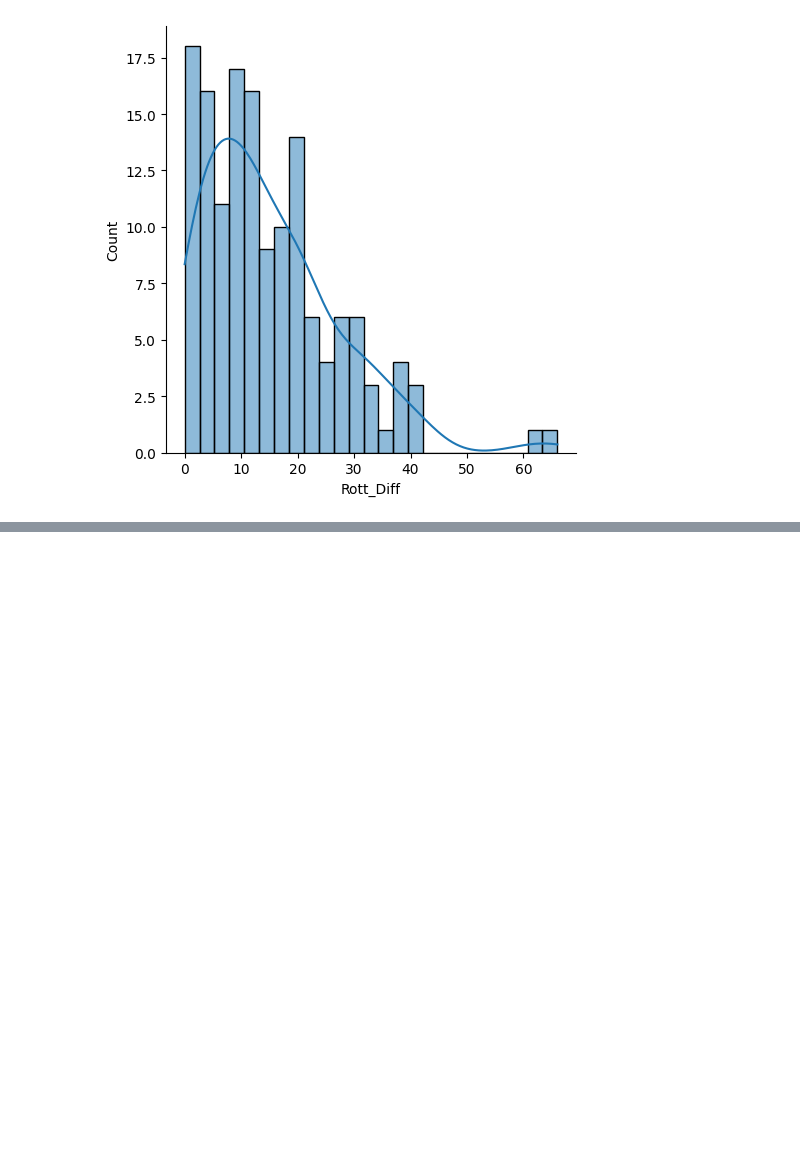
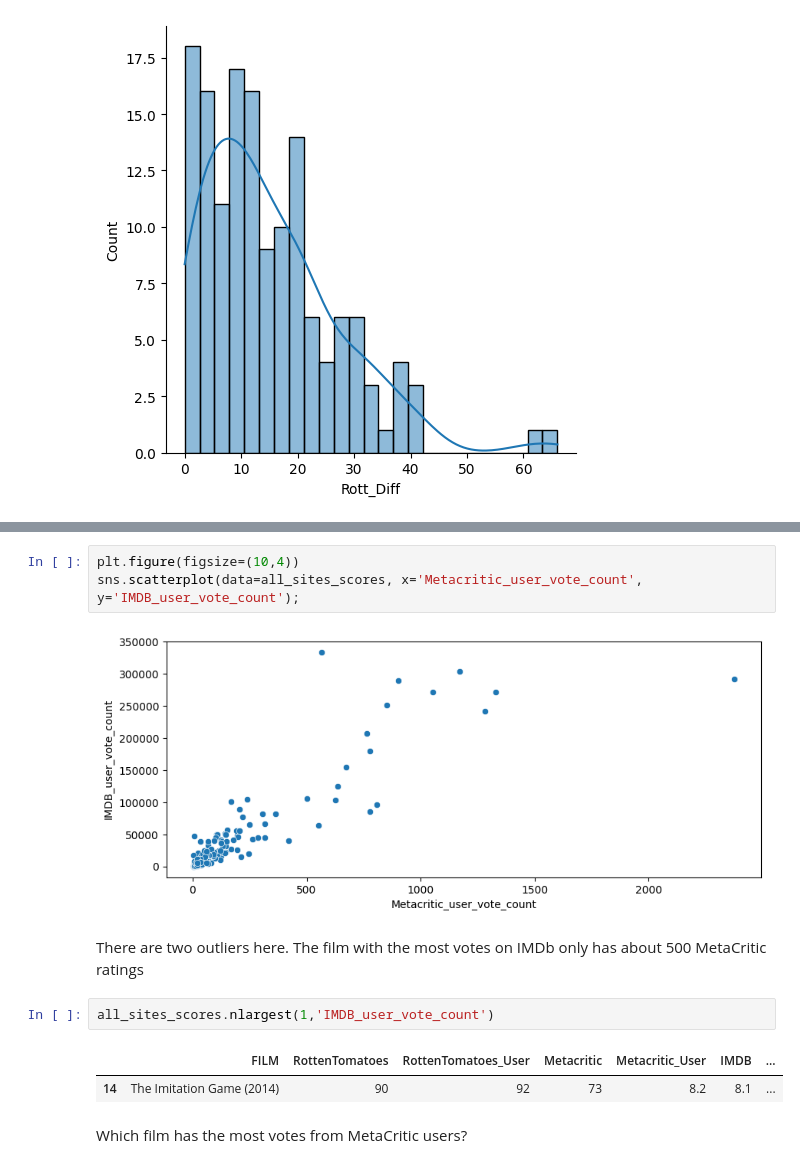
Before and after one commit to Lucress/Be-Suspicious-on-Movies-Rating, a Jupyter notebook: Be_suspicious_online_movie_ratings(Fandango).ipynb, the cells around one changed output, grey strips where cells are left out. Saved outputs shown, nothing was run; the diff lists cells and outputs as text; blank space fills up the shorter version.

```diff
--- a/Be_suspicious_online_movie_ratings(Fandango).ipynb
+++ b/Be_suspicious_online_movie_ratings(Fandango).ipynb
@@ -283,0 +353,14 @@ Name: FILM, dtype: object
+# %%
+plt.figure(figsize=(10,4))
+sns.scatterplot(data=all_sites_scores, x='Metacritic_user_vote_count', y='IMDB_user_vote_count');
+# %% [output]
+[figure, added]
+# %% [markdown]
+There are two outliers here. The film with the most votes on IMDb only has about 500 MetaCritic ratings
+# %%
+all_sites_scores.nlargest(1,'IMDB_user_vote_count')
+# %% [output]
+|  | FILM | RottenTomatoes | RottenTomatoes_User | Metacritic | Metacritic_User | IMDB | ... |
+| 14 | The Imitation Game (2014) | 90 | 92 | 73 | 8.2 | 8.1 | ... |
+# %% [markdown]
+Which film has the most votes from MetaCritic users?
```
Also changed, not shown: parts of 40 cells of this notebook.
